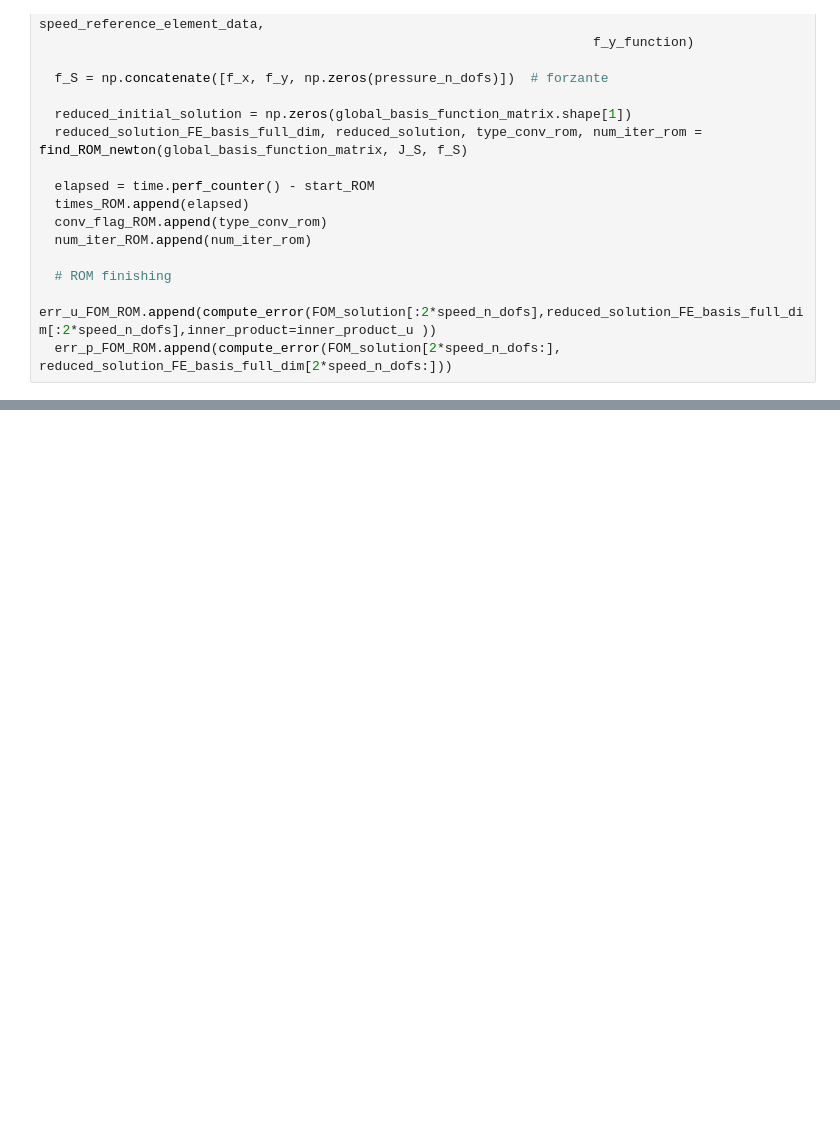
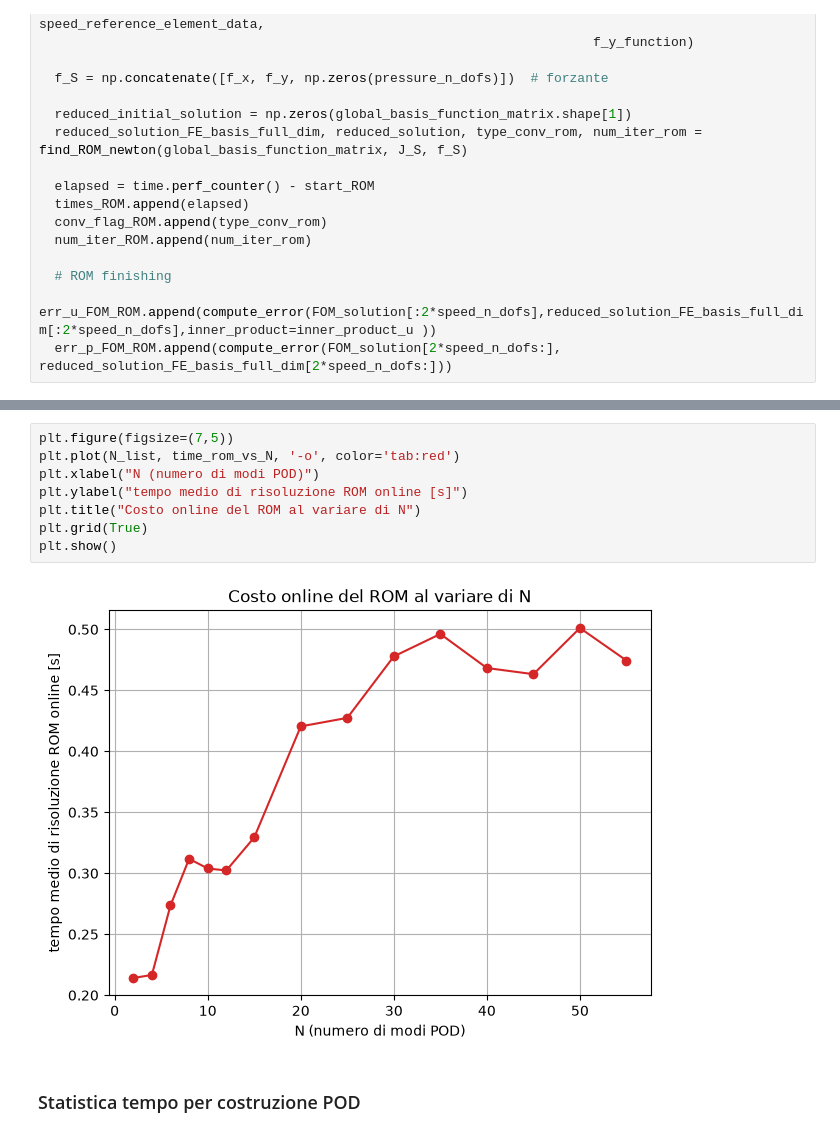
Before and after one commit to cristina210/model_order_reduction_fom_pod_pinn, a Jupyter notebook: Punto1.ipynb, the cells around one changed output, grey strips where cells are left out. Drawn from its saved outputs; the diff is of its cells as text; blank space fills up the shorter version.

```diff
--- a/Punto1.ipynb
+++ b/Punto1.ipynb
@@ -1018,0 +1018,12 @@ Deviazione standard: 1.161 s
+# %%
+plt.figure(figsize=(7,5))
+plt.plot(N_list, time_rom_vs_N, '-o', color='tab:red')
+plt.xlabel("N (numero di modi POD)")
+plt.ylabel("tempo medio di risoluzione ROM online [s]")
+plt.title("Costo online del ROM al variare di N")
+plt.grid(True)
+plt.show()
+# %% [output]
+[figure, added]
+# %% [markdown]
+### Statistica tempo per costruzione POD
```
Also changed, not shown: parts of 11 cells of this notebook.
